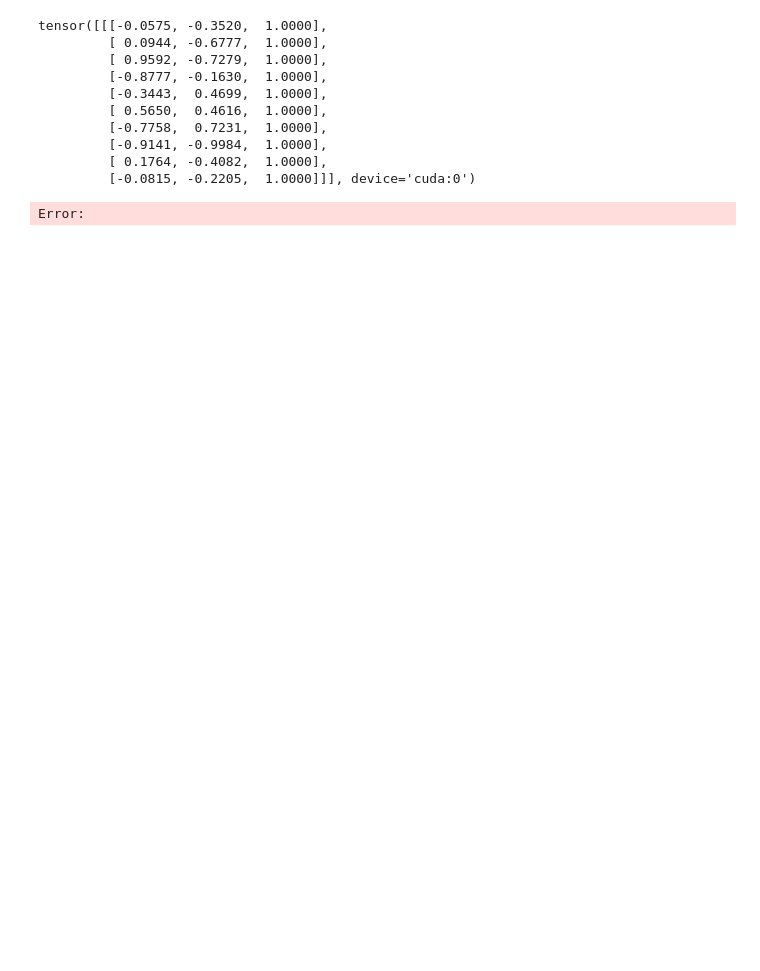
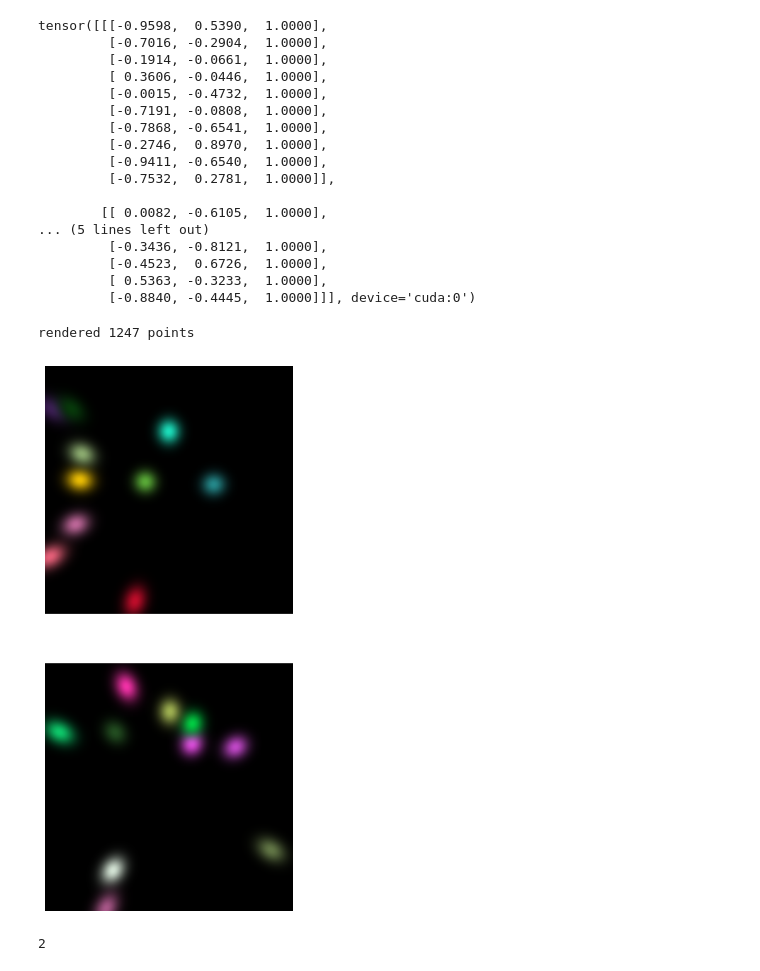
Before and after one commit to pimpale/foo, a Jupyter notebook: python/gaussiansplattingconvolution/gsplat_test_batched.ipynb, the cells around one changed output. Cells and saved outputs as stored; diff of their text form; code cells hidden in the pictures; blank space fills up the shorter version.

```diff
--- a/python/gaussiansplattingconvolution/gsplat_test_batched.ipynb
+++ b/python/gaussiansplattingconvolution/gsplat_test_batched.ipynb
@@ -10,7 +10,7 @@ import diff_gaussian_rasterization_batched as dgrb
 device = torch.device("cuda")
 
 # generate a random point cloud
-B = 1
+B = 2
 N = 10
 means3D = torch.cat(
     [
@@ -33,16 +33,23 @@ colors_precomp = torch.rand(B, N, 3, dtype=torch.float32, device=device)
 # %%
 means3D
 # %% [output]
-tensor([[[-0.0575, -0.3520,  1.0000],
-         [ 0.0944, -0.6777,  1.0000],
-         [ 0.9592, -0.7279,  1.0000],
-         [-0.8777, -0.1630,  1.0000],
-         [-0.3443,  0.4699,  1.0000],
-         [ 0.5650,  0.4616,  1.0000],
-         [-0.7758,  0.7231,  1.0000],
-         [-0.9141, -0.9984,  1.0000],
-         [ 0.1764, -0.4082,  1.0000],
-         [-0.0815, -0.2205,  1.0000]]], device='cuda:0')
+tensor([[[-0.9598,  0.5390,  1.0000],
+         [-0.7016, -0.2904,  1.0000],
+         [-0.1914, -0.0661,  1.0000],
+         [ 0.3606, -0.0446,  1.0000],
+         [-0.0015, -0.4732,  1.0000],
+         [-0.7191, -0.0808,  1.0000],
+         [-0.7868, -0.6541,  1.0000],
+         [-0.2746,  0.8970,  1.0000],
+         [-0.9411, -0.6540,  1.0000],
+         [-0.7532,  0.2781,  1.0000]],
+
+        [[ 0.0082, -0.6105,  1.0000],
+... (5 lines left out)
+         [-0.3436, -0.8121,  1.0000],
+         [-0.4523,  0.6726,  1.0000],
+         [ 0.5363, -0.3233,  1.0000],
+         [-0.8840, -0.4445,  1.0000]]], device='cuda:0')
 # %%
 # generate the projection matrix (orthographic)
 
@@ -96,12 +103,18 @@ rendered_image, radii = rasterizer(
     rotations=rotations,
 )
 # %% [output]
-Error:
+rendered 1247 points
 # %%
 # display the rendered image
 image_batch = rendered_image.permute(0, 2, 3, 1).cpu().numpy()
 batches = image_batch.shape[0]
-fig, ax = plt.subplots(batches, 1, figsize=(10, 10))
+fig, ax = plt.subplots(batches, 1, figsize=(10, 10), squeeze=False)
 for i in range(batches):
-    ax[i].imshow(image_batch[i])
-    ax[i].axis("off")
+    ax[i, 0].imshow(image_batch[i])
+    ax[i, 0].axis("off")
+# %% [output]
+[figure, added]
+# %%
+batches
+# %% [output]
+2
```
Also changed, not shown: 6 other files.
